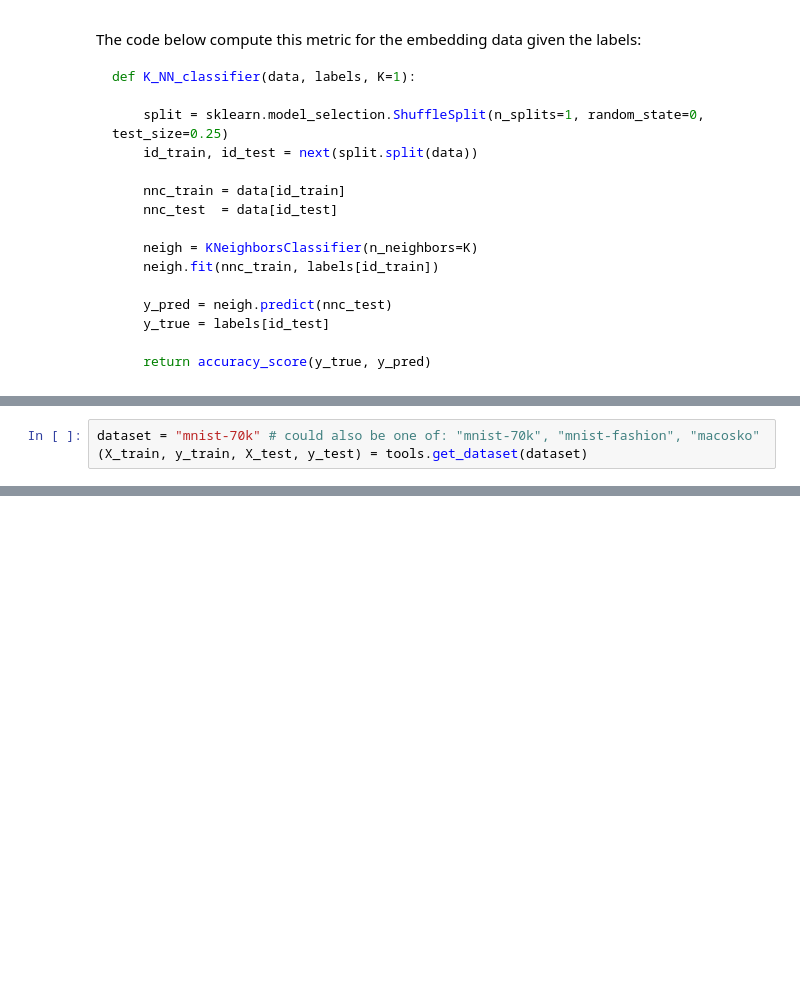
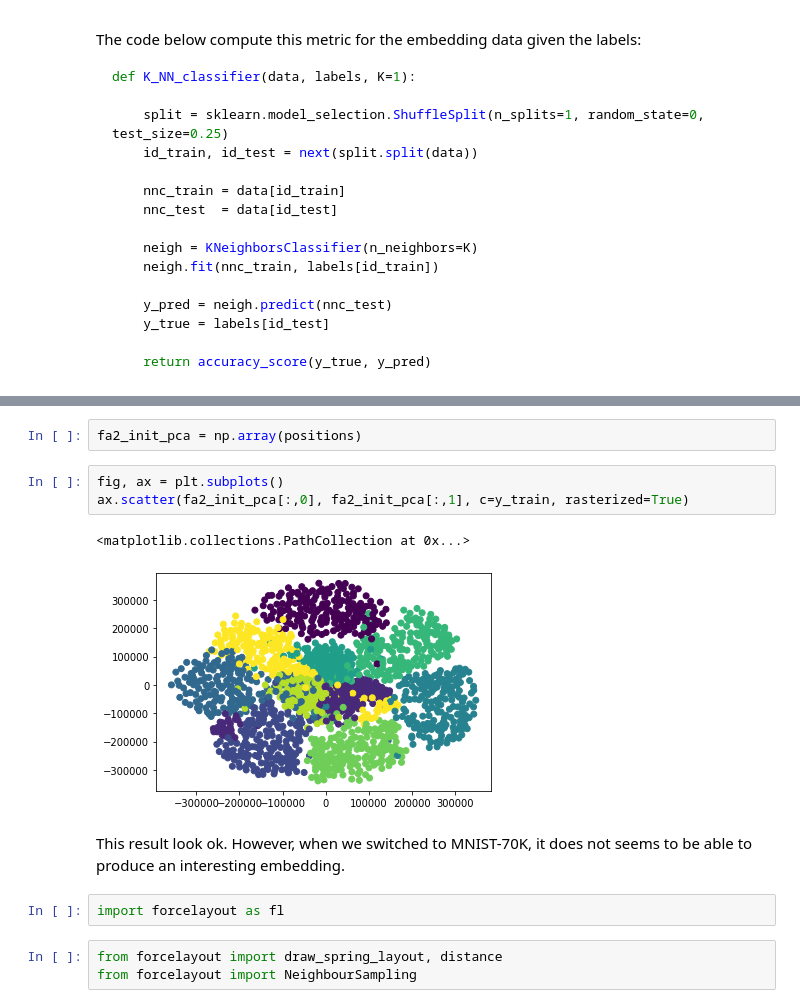
Before and after one commit to toinsson/raviz, a Jupyter notebook: experiment_0.ipynb, the cells around one changed output, grey strips where cells are left out. Cells and saved outputs as stored; diff of their text form; blank space fills up the shorter version.

```diff
--- a/experiment_0.ipynb
+++ b/experiment_0.ipynb
@@ -227,3 +224,0 @@ One of the question was to compute the percentage of ANN that are of the same cl
-# %%
-dataset = "mnist-70k" # could also be one of: "mnist-70k", "mnist-fashion", "macosko"
-(X_train, y_train, X_test, y_test) = tools.get_dataset(dataset)
@@ -261,0 +263,15 @@ for i in aff._PerplexityBasedNN__distances[np.random.randint(0, X_train.shape[0]
+# %%
+fa2_init_pca = np.array(positions)
+# %%
+fig, ax = plt.subplots()
+ax.scatter(fa2_init_pca[:,0], fa2_init_pca[:,1], c=y_train, rasterized=True)
+# %% [output]
+<matplotlib.collections.PathCollection at 0x...>
+[figure, added]
+# %% [markdown]
+This result look ok. However, when we switched to MNIST-70K, it does not seems to be able to produce an interesting embedding.
+# %%
+import forcelayout as fl
+# %%
+from forcelayout import draw_spring_layout, distance
+from forcelayout import NeighbourSampling
```
Also changed, not shown: parts of 32 cells of this notebook, 6 other files.
